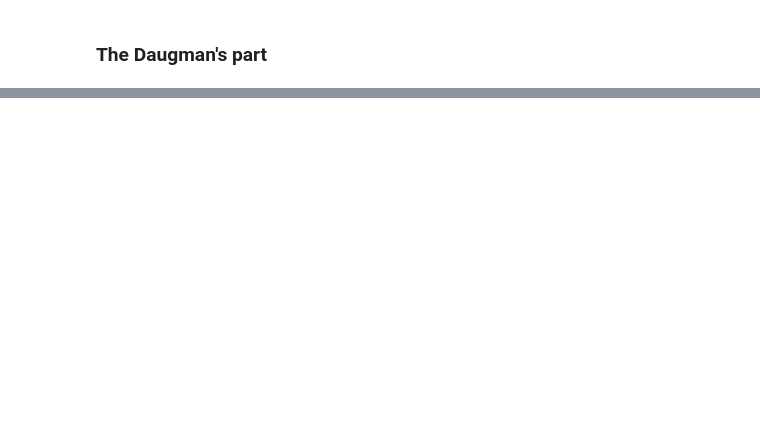
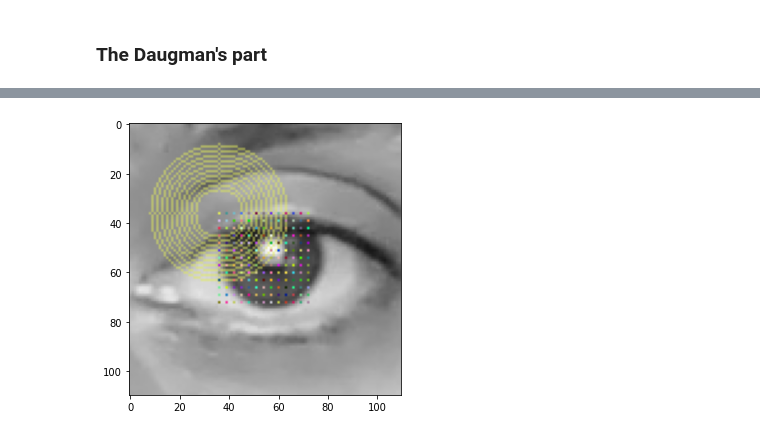
Before and after one commit to banderlog/daugman, a Jupyter notebook: daugman_visual_explanation.ipynb, the cells around one changed output, grey strips where cells are left out. Cells and saved outputs as stored; diff of their text form; code cells hidden in the pictures; blank space fills up the shorter version.

```diff
--- a/daugman_visual_explanation.ipynb
+++ b/daugman_visual_explanation.ipynb
@@ -337,0 +63,4 @@ _ = plt.imshow(img[::,::,::-1])
+# %%
+img_circles = dve.plot_circles_for_one_center(img_dot, dot_idx=0)
+# %% [output]
+[figure, added]
```
Also changed, not shown: parts of 61 cells of this notebook, 7 other files.
